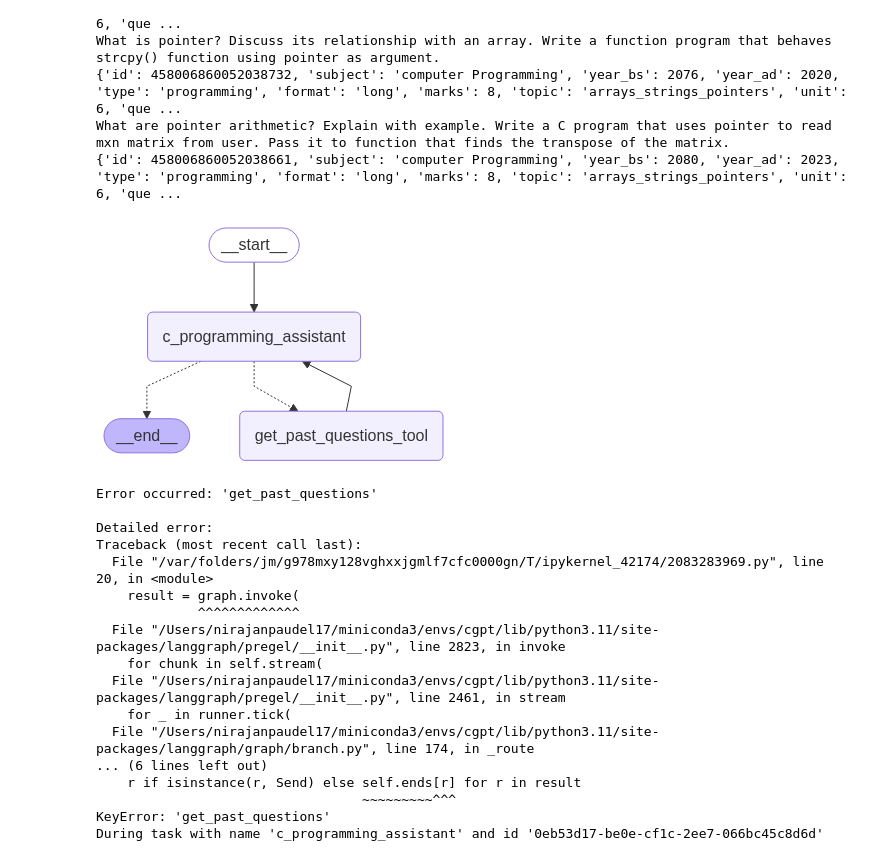
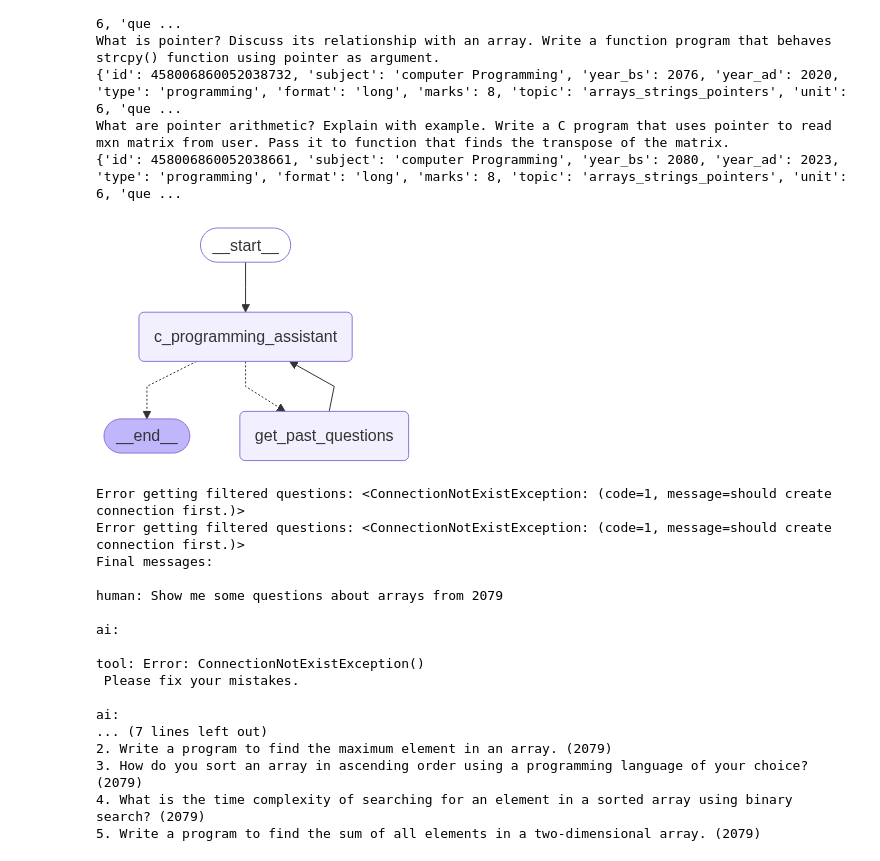
Before and after one commit to paudelnirajan/IOE-GPT, a Jupyter notebook: cgpt.ipynb, the cells around one changed output. Saved outputs shown, nothing was run; the diff lists cells and outputs as text; code cells hidden in the pictures.

```diff
--- a/cgpt.ipynb
+++ b/cgpt.ipynb
@@ -411,38 +411,42 @@ from core.state import State
 from Graph.assistants.c_programing_agent import get_c_programming_runnable
 from langgraph.graph import START, END
 from Graph.routes.c_programming_router import agent_router
 from langgraph.checkpoint.memory import MemorySaver
 
 builder = StateGraph(State)
 
 builder.add_node("c_programming_assistant", Assistant(get_c_programming_runnable()))
-builder.add_node("get_past_questions_tool", create_tool_node_with_fallback([get_past_questions]))
+builder.add_node("get_past_questions", create_tool_node_with_fallback([get_past_questions]))
 
 builder.add_edge(START, "c_programming_assistant")
 builder.add_conditional_edges(
     "c_programming_assistant",
     agent_router,
     [
-        "get_past_questions_tool",
+        "get_past_questions",
         END
     ]
     )
 
-builder.add_edge("get_past_questions_tool", "c_programming_assistant")
+builder.add_edge("get_past_questions", "c_programming_assistant")
 
 memory = MemorySaver()
 
 graph = builder.compile(checkpointer=memory)
 
 
 try:
     display(Image(graph.get_graph(xray=True).draw_mermaid_png()))
 except Exception:
     # This requires some extra dependencies and is optional
     pass
 # %% [output]
-[figure, old version]
+[figure, new version]
 # %%
+from dotenv import load_dotenv
+import os
+load_dotenv()
+
 from langchain_core.messages import HumanMessage
 from langgraph.graph import START, END
 
@@ -479,20 +483,20 @@ except Exception as e:
     print("\nDetailed error:")
     print(traceback.format_exc())
 # %% [output]
-Error occurred: 'get_past_questions'
+Error getting filtered questions: <ConnectionNotExistException: (code=1, message=should create connection first.)>
+Error getting filtered questions: <ConnectionNotExistException: (code=1, message=should create connection first.)>
+Final messages:
 
-Detailed error:
-Traceback (most recent call last):
-  File "/var/folders/jm/g978mxy128vghxxjgmlf7cfc0000gn/T/ipykernel_42174/2083283969.py", line 20, in <module>
-    result = graph.invoke(
-             ^^^^^^^^^^^^^
-  File "/Users/nirajanpaudel17/miniconda3/envs/cgpt/lib/python3.11/site-packages/langgraph/pregel/__init__.py", line 2823, in invoke
-    for chunk in self.stream(
-  File "/Users/nirajanpaudel17/miniconda3/envs/cgpt/lib/python3.11/site-packages/langgraph/pregel/__init__.py", line 2461, in stream
-    for _ in runner.tick(
-  File "/Users/nirajanpaudel17/miniconda3/envs/cgpt/lib/python3.11/site-packages/langgraph/graph/branch.py", line 174, in _route
-... (6 lines left out)
-    r if isinstance(r, Send) else self.ends[r] for r in result
-                                  ~~~~~~~~~^^^
-KeyError: 'get_past_questions'
-During task with name 'c_programming_assistant' and id '0eb53d17-be0e-cf1c-2ee7-066bc45c8d6d'
+human: Show me some questions about arrays from 2079
+
+ai:
+
+tool: Error: ConnectionNotExistException()
+ Please fix your mistakes.
+
+ai:
+... (7 lines left out)
+2. Write a program to find the maximum element in an array. (2079)
+3. How do you sort an array in ascending order using a programming language of your choice? (2079)
+4. What is the time complexity of searching for an element in a sorted array using binary search? (2079)
+5. Write a program to find the sum of all elements in a two-dimensional array. (2079)
```
Also changed, not shown: 10 other files.
